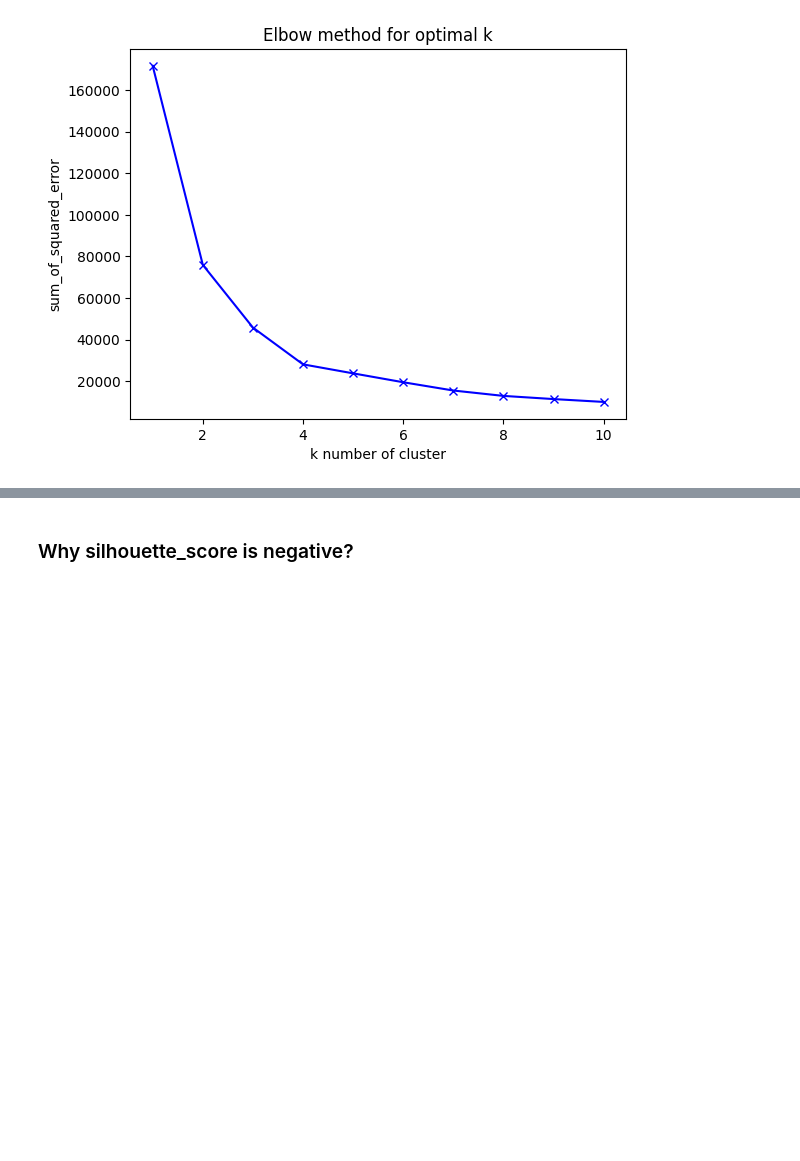
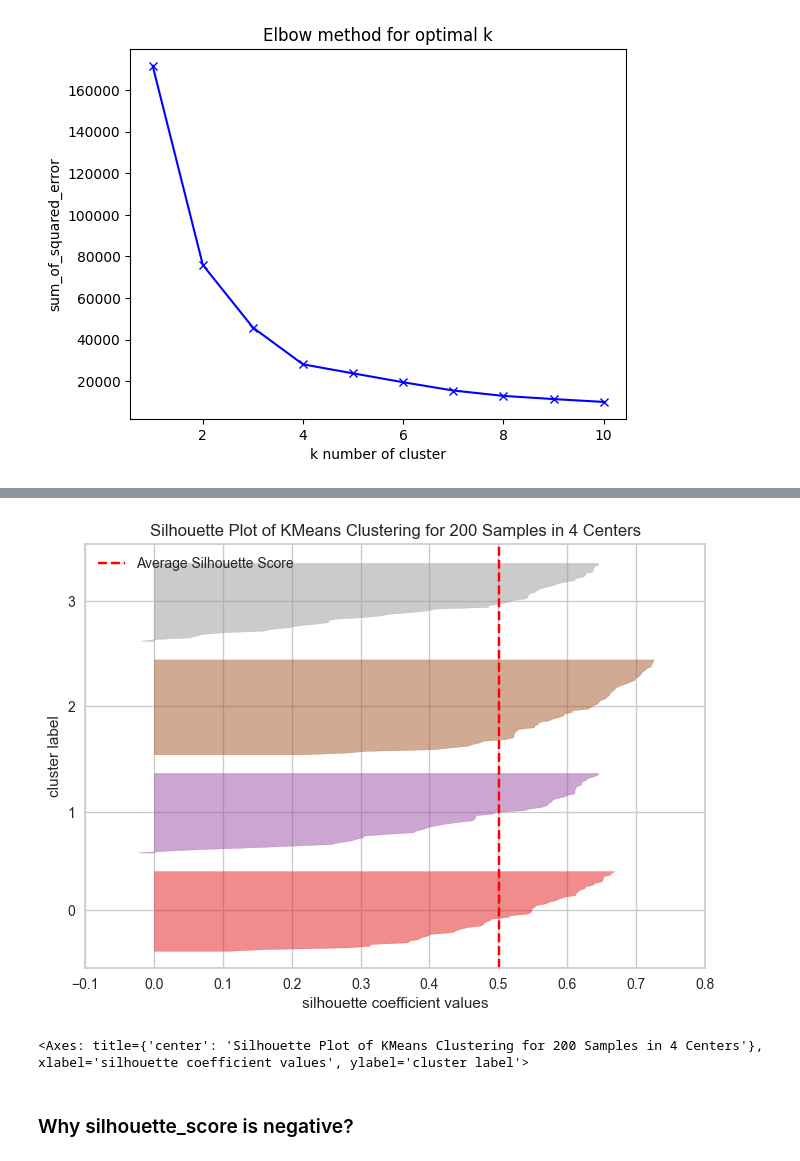
Before and after one commit to Hessa-Alharbi/Customer-Segmentation, a Jupyter notebook: Kmeans_Clustering.ipynb, the cells around one changed output, grey strips where cells are left out. Saved outputs shown, nothing was run; the diff lists cells and outputs as text; code cells hidden in the pictures; blank space fills up the shorter version.

Commit message:
Add Silhouette Visualizer

```diff
--- a/Kmeans_Clustering.ipynb
+++ b/Kmeans_Clustering.ipynb
@@ -291,0 +290,11 @@ plt.show()
+# %%
+from sklearn.metrics import silhouette_score
+
+
+K = range(2,11)
+for n_clusters in K:
+    kmeans = KMeans(n_clusters=n_clusters, random_state=42)
+    kmeans.fit(x)
+    cluster_labels = kmeans.labels_
+    silhouette_avg = silhouette_score(x, cluster_labels)
+    print(f"For n_clusters={n_clusters}, the silhouette score is {silhouette_avg}")
@@ -292,3 +314,11 @@ plt.show()
+# %%
+model3 = KMeans(n_clusters=4, random_state=42)
+visualizer = SilhouetteVisualizer(model3)
+visualizer.fit(x)
+visualizer.poof()
+# %% [output]
+[figure, added]
+<Axes: title={'center': 'Silhouette Plot of KMeans Clustering for 200 Samples in 4 Centers'}, xlabel='silhouette coefficient values', ylabel='cluster label'>
 # %% [markdown]
 ### Why silhouette_score is negative?
 # %% [markdown]
```
Also changed, not shown: parts of 6 cells of this notebook.
